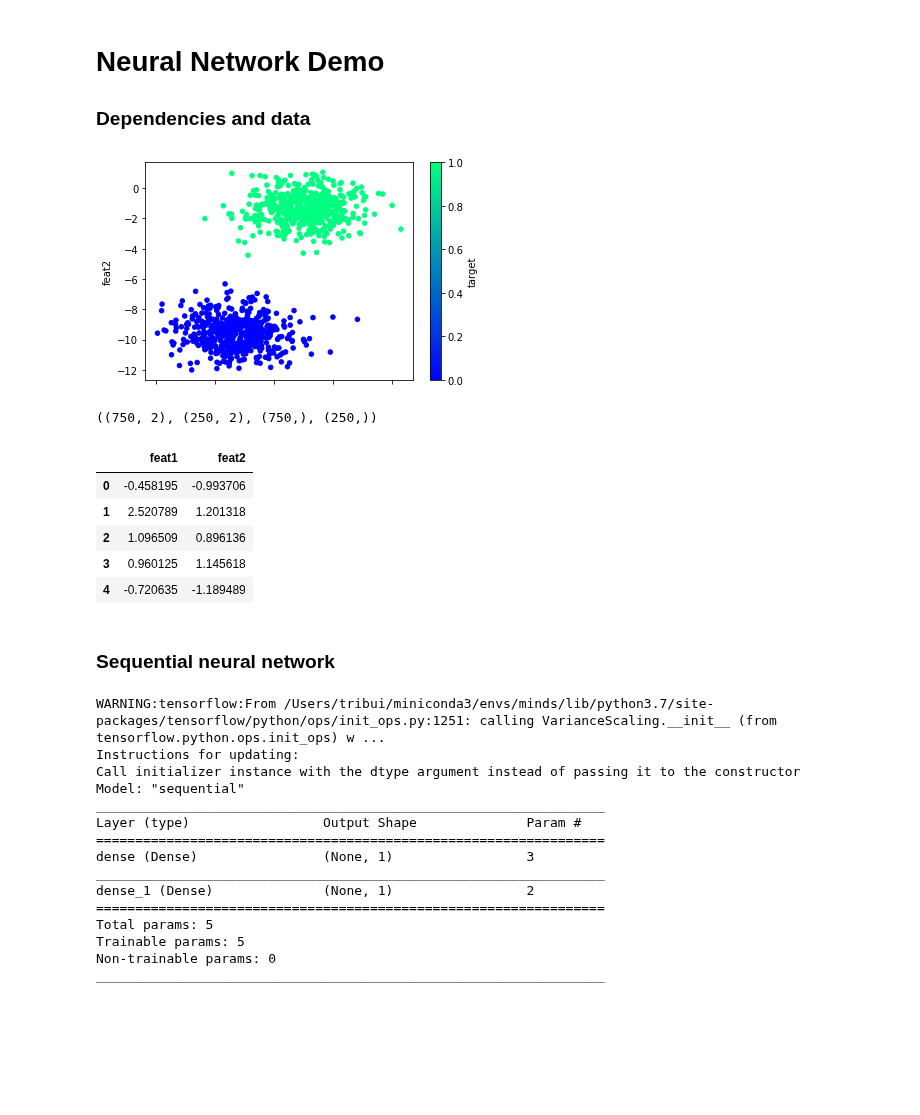
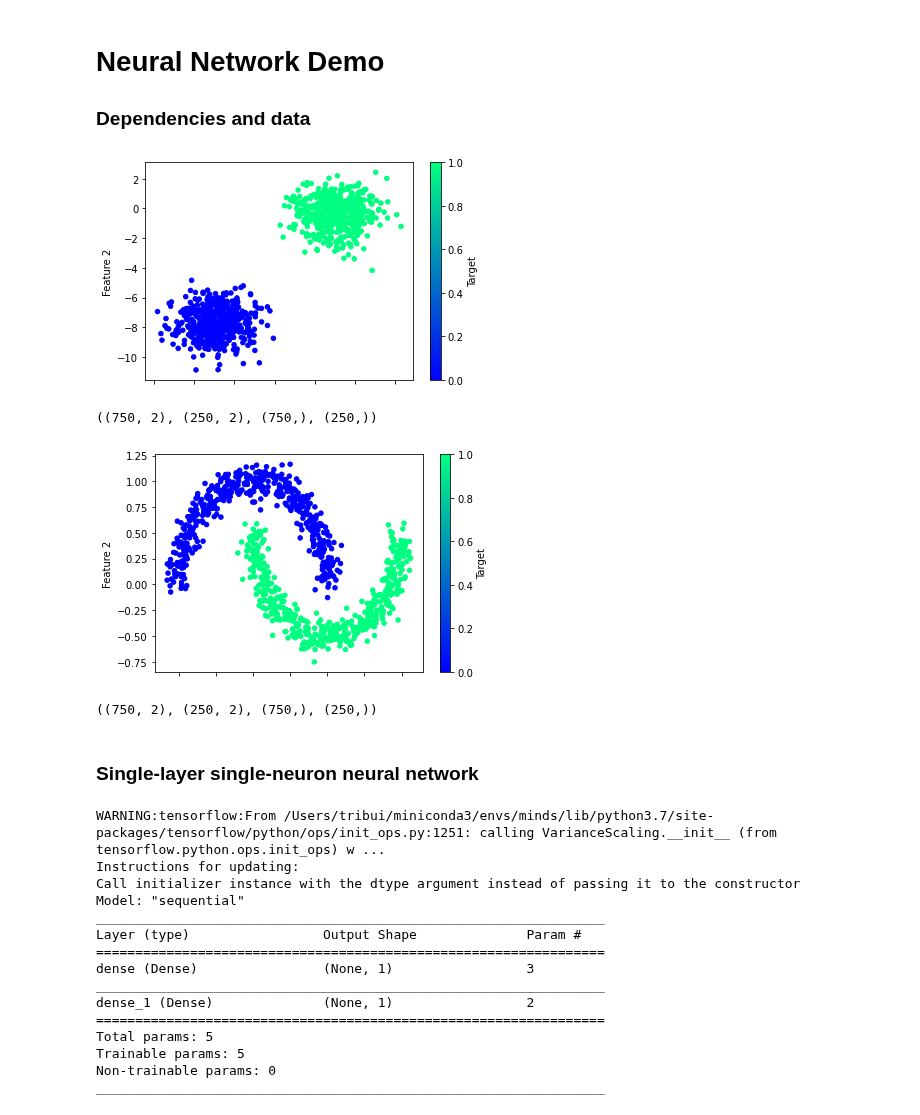
Before and after one commit to tri-bui/sandbox-ml, a Jupyter notebook: deep/demo.ipynb, the cells around one changed output. Drawn from its saved outputs; the diff is of its cells as text; code cells hidden in the pictures; blank space fills up the shorter version.

```diff
--- a/deep/demo.ipynb
+++ b/deep/demo.ipynb
@@ -13,33 +13,3 @@ from sklearn.preprocessing import StandardScaler
 import tensorflow as tf
 
 %matplotlib inline
-# %%
-# Create data
-X, y = make_blobs(n_samples=1000, centers=2, n_features=2, random_state=2)
-df = pd.DataFrame(X, columns=['feat1', 'feat2'])
-df['target'] = y
-
-# Plot data
-df.plot(kind='scatter', x='feat1', y='feat2', c='target', colormap='winter')
-plt.show()
-# %% [output]
-[figure, removed]
-# %%
-# Train/test split
-X_train, X_test, y_train, y_test = train_test_split(X, y, stratify=y, random_state=2)
-X_train.shape, X_test.shape, y_train.shape, y_test.shape
-# %% [output]
-((750, 2), (250, 2), (750,), (250,))
-# %%
-# Scale values
-scaler = StandardScaler()
-X_train_scaled = pd.DataFrame(scaler.fit_transform(X_train), columns=['feat1', 'feat2'])
-X_test_scaled = pd.DataFrame(scaler.transform(X_test), columns=['feat1', 'feat2'])
-X_train_scaled.head()
-# %% [output]
-|  | feat1 | feat2 |
-| 0 | -0.458195 | -0.993706 |
-| 1 | 2.520789 | 1.201318 |
-| 2 | 1.096509 | 0.896136 |
-| 3 | 0.960125 | 1.145618 |
-| 4 | -0.720635 | -1.189489 |
@@ -46,4 +64,24 @@ X_train_scaled.head()
+# %%
+# Create blob data
+blob_params = {'centers': 2, 'n_features': 2}
+X_blob_train, X_blob_test, y_blob_train, y_blob_test, blob_scaler = create_data(make_blobs,
+                                                                                StandardScaler(),
+                                                                                blob_params)
+X_blob_train.shape, X_blob_test.shape, y_blob_train.shape, y_blob_test.shape
+# %% [output]
+[figure, added]
+((750, 2), (250, 2), (750,), (250,))
+# %%
+# Create moon-shaped data
+moon_params = {'noise': 0.08}
+X_moon_train, X_moon_test, y_moon_train, y_moon_test, moon_scaler = create_data(make_moons,
+                                                                                StandardScaler(),
+                                                                                moon_params)
+X_moon_train.shape, X_moon_test.shape, y_moon_train.shape, y_moon_test.shape
+# %% [output]
+[figure, added]
+((750, 2), (250, 2), (750,), (250,))
 # %% [markdown]
-### Sequential neural network
+### Single-layer single-neuron neural network
 # %%
 # Sequential NN model
```
Also changed, not shown: parts of 13 cells of this notebook.
